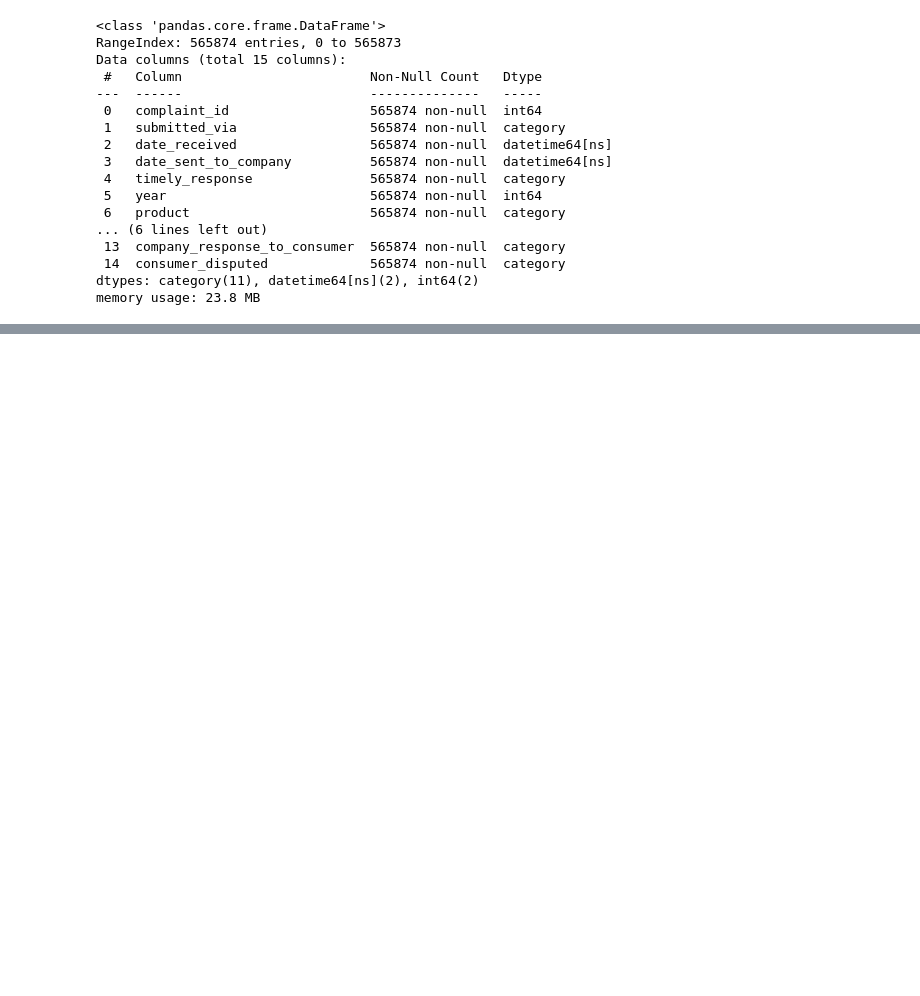
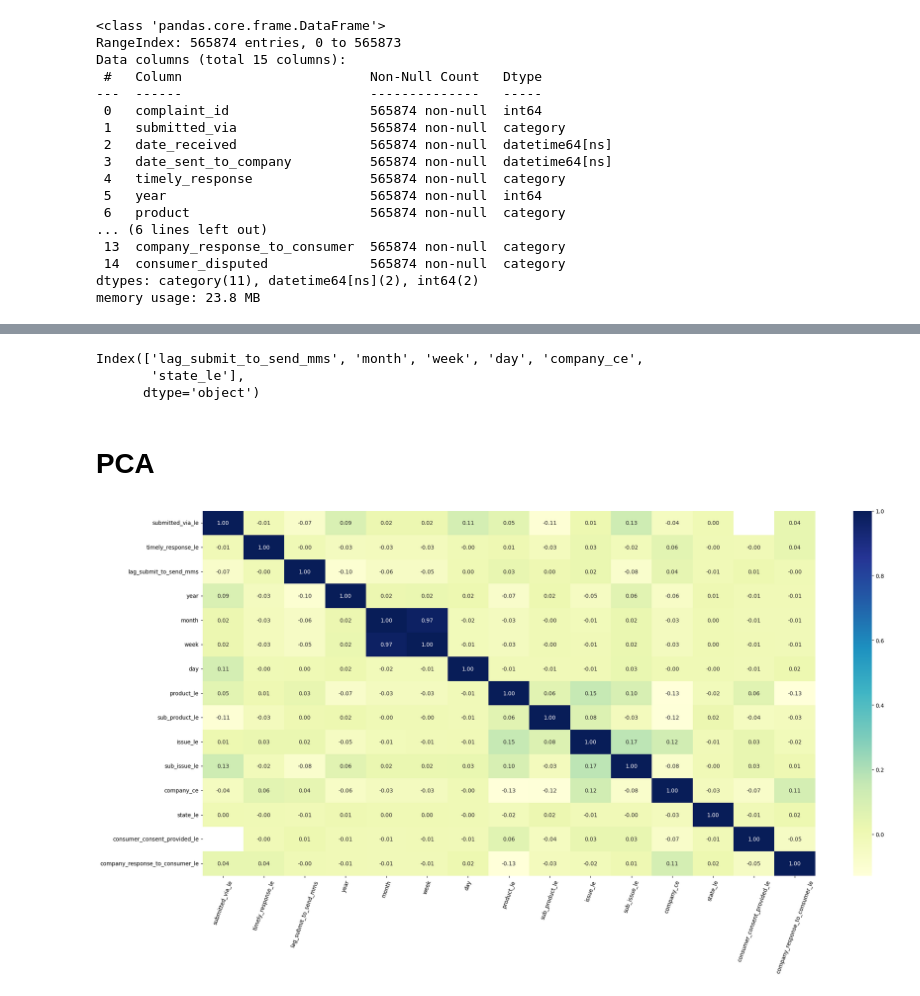
Before and after one commit to skwolvie/data245ML, a Jupyter notebook: DataTransformation.ipynb, the cells around one changed output, grey strips where cells are left out. Cells and saved outputs as stored; diff of their text form; code cells hidden in the pictures; blank space fills up the shorter version.

Commit message:
transformation done

```diff
--- a/DataTransformation.ipynb
+++ b/DataTransformation.ipynb
@@ -71,0 +473,6 @@ memory usage: 23.8 MB
+# %%
+from sklearn.preprocessing import MinMaxScaler
+
+scaler = MinMaxScaler()
+df['lag_submit_to_send_mms']  = scaler.fit_transform(df[['lag_submit_to_send']])
+df['lag_submit_to_send_mms'].describe()
@@ -71,0 +506,3 @@ memory usage: 23.8 MB
+# %%
+df['company_ce']  = scaler.fit_transform(df[['company_ce']])
+df['company_ce'].describe()
@@ -71,0 +571,13 @@ memory usage: 23.8 MB
+# %%
+df= df[['complaint_id', 'submitted_via', 'date_received', 'date_sent_to_company', 'timely_response', 'lag_submit_to_send',
+        'year', 'month', 'week', 'day',
+       'product', 'sub_product', 'issue', 'sub_issue', 'company', 'state',
+       'consumer_consent_provided', 'company_response_to_consumer', 'consumer_disputed',
+
+       'submitted_via_le', 'timely_response_le', 'lag_submit_to_send_mms',
+       'product_le', 'sub_product_le', 'issue_le', 'sub_issue_le',
+       'company_ce', 'state_le',
+       'company_response_to_consumer_le', 'consumer_consent_provided_le', 'consumer_disputed_le',
+        ]]
+
+df
@@ -71,0 +598,7 @@ memory usage: 23.8 MB
+# %%
+dfm= df[['submitted_via_le', 'timely_response_le', 'lag_submit_to_send_mms',
+       'year', 'month', 'week', 'day',
+       'product_le', 'sub_product_le', 'issue_le', 'sub_issue_le', 'company_ce', 'state_le',
+       'consumer_consent_provided_le', 'company_response_to_consumer_le']]
+
+dfm.info()
@@ -71,0 +757,30 @@ memory usage: 23.8 MB
+# %%
+ #Split the data into features and target
+from sklearn.feature_selection import RFE
+from sklearn.ensemble import RandomForestClassifier
+from sklearn.datasets import make_classification
+from sklearn.feature_selection import SelectFromModel
+import pandas as pd
+X = dfm[['submitted_via_le', 'timely_response_le', 'lag_submit_to_send_mms',
+       'year', 'month', 'week', 'day',
+       'product_le', 'sub_product_le', 'issue_le', 'sub_issue_le', 'company_ce', 'state_le',
+       'consumer_consent_provided_le']].fillna(-1)
+y = dff['company_response_to_consumer_le']
+# Create a random forest classifier object
+rfc = RandomForestClassifier(n_estimators=100, random_state=1)
+
+
+# Use the random forest classifier for feature selection
+selector = SelectFromModel(rfc)
+selector.fit(X, y)
+
+# Get the selected features
+selected_features = X.columns[selector.get_support()]
+
+print(selected_features)
+# %% [output]
+Index(['lag_submit_to_send_mms', 'month', 'week', 'day', 'company_ce',
+       'state_le'],
+      dtype='object')
+# %% [markdown]
+# PCA
@@ -71,0 +790,8 @@ memory usage: 23.8 MB
+# %%
+fig, ax = plt.subplots(figsize=(25,12))
+
+hm= sns.heatmap(dfm.corr(), cmap="YlGnBu", annot=True, fmt='.2f')
+hm.set_xticklabels(hm.get_xticklabels(), rotation=70)
+plt.show()
+# %% [output]
+[figure, added]
```
Also changed, not shown: parts of 65 cells of this notebook, 1 other file.
